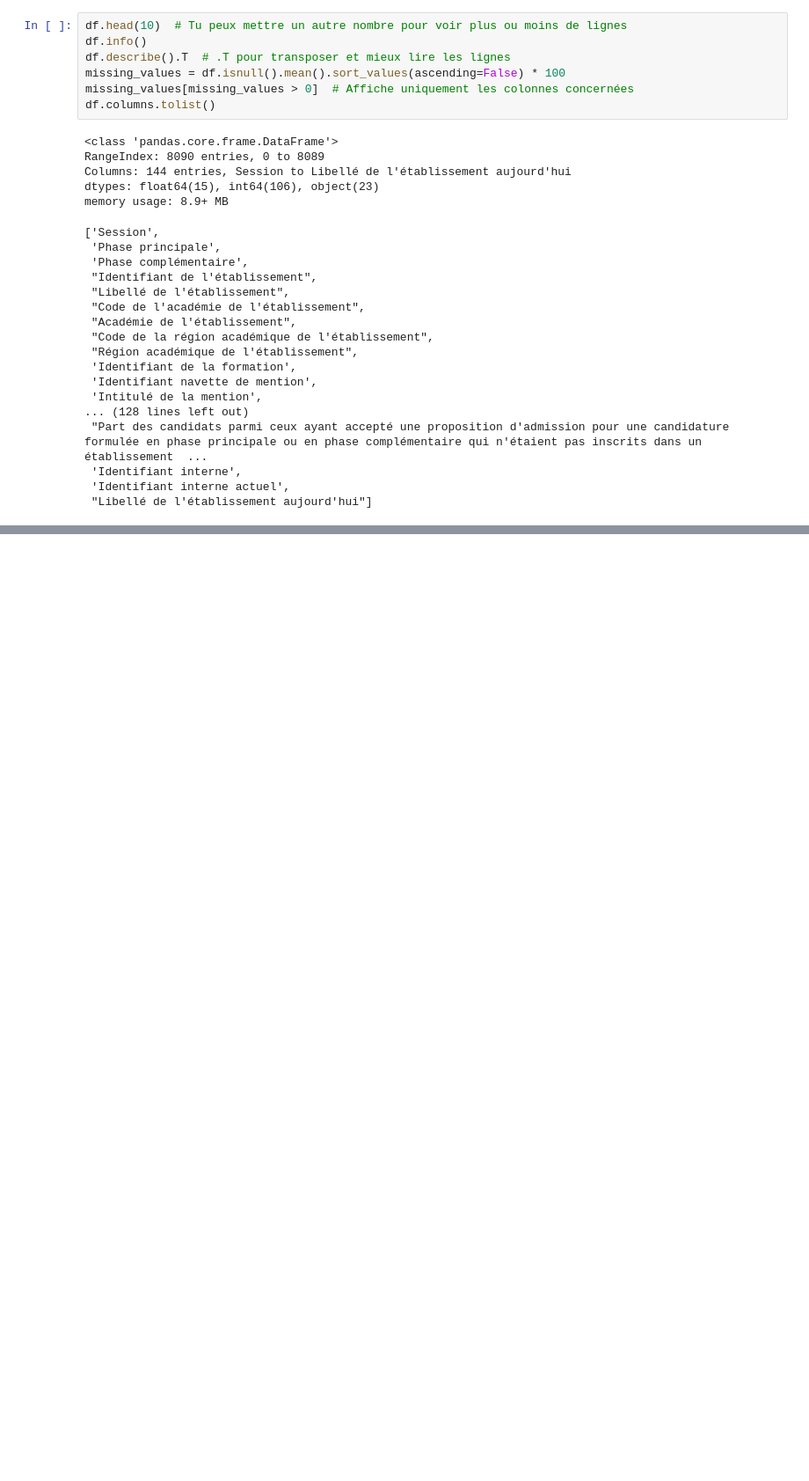
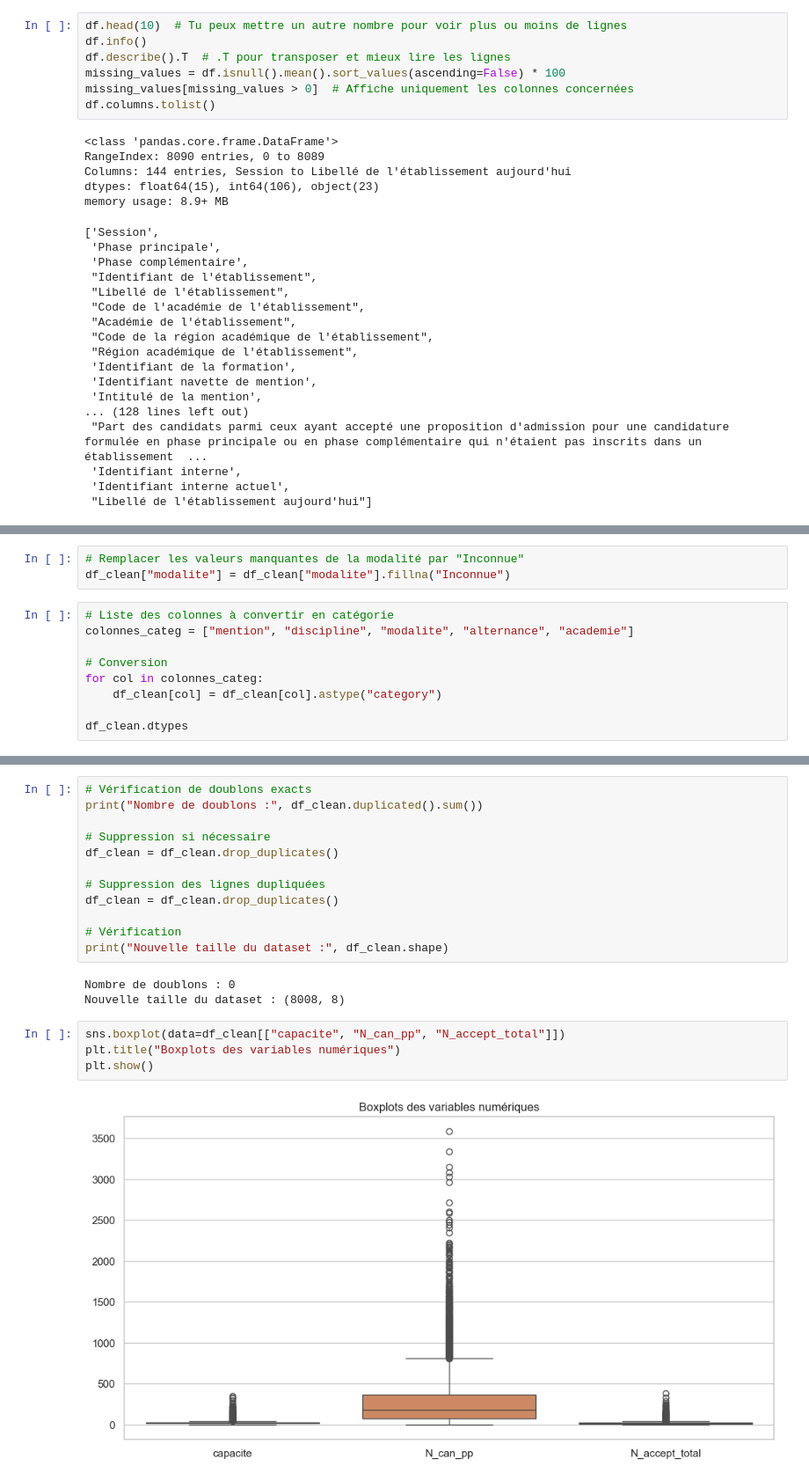
Before and after one commit to layalelzein/MonMaster2024, a Jupyter notebook: monmaster_eda.ipynb, the cells around one changed output, grey strips where cells are left out. Shown: that part at 88% size. Cells and saved outputs as stored; diff of their text form; blank space fills up the shorter version.

```diff
--- a/monmaster_eda.ipynb
+++ b/monmaster_eda.ipynb
@@ -47,0 +103,12 @@ memory usage: 8.9+ MB
+# %%
+# Remplacer les valeurs manquantes de la modalité par "Inconnue"
+df_clean["modalite"] = df_clean["modalite"].fillna("Inconnue")
+# %%
+# Liste des colonnes à convertir en catégorie
+colonnes_categ = ["mention", "discipline", "modalite", "alternance", "academie"]
+
+# Conversion
+for col in colonnes_categ:
+    df_clean[col] = df_clean[col].astype("category")
+
+df_clean.dtypes
@@ -47,0 +125,21 @@ memory usage: 8.9+ MB
+# %%
+# Vérification de doublons exacts
+print("Nombre de doublons :", df_clean.duplicated().sum())
+
+# Suppression si nécessaire
+df_clean = df_clean.drop_duplicates()
+
+# Suppression des lignes dupliquées
+df_clean = df_clean.drop_duplicates()
+
+# Vérification
+print("Nouvelle taille du dataset :", df_clean.shape)
+# %% [output]
+Nombre de doublons : 0
+Nouvelle taille du dataset : (8008, 8)
+# %%
+sns.boxplot(data=df_clean[["capacite", "N_can_pp", "N_accept_total"]])
+plt.title("Boxplots des variables numériques")
+plt.show()
+# %% [output]
+[figure, added]
```
Also changed, not shown: parts of 22 cells of this notebook.
